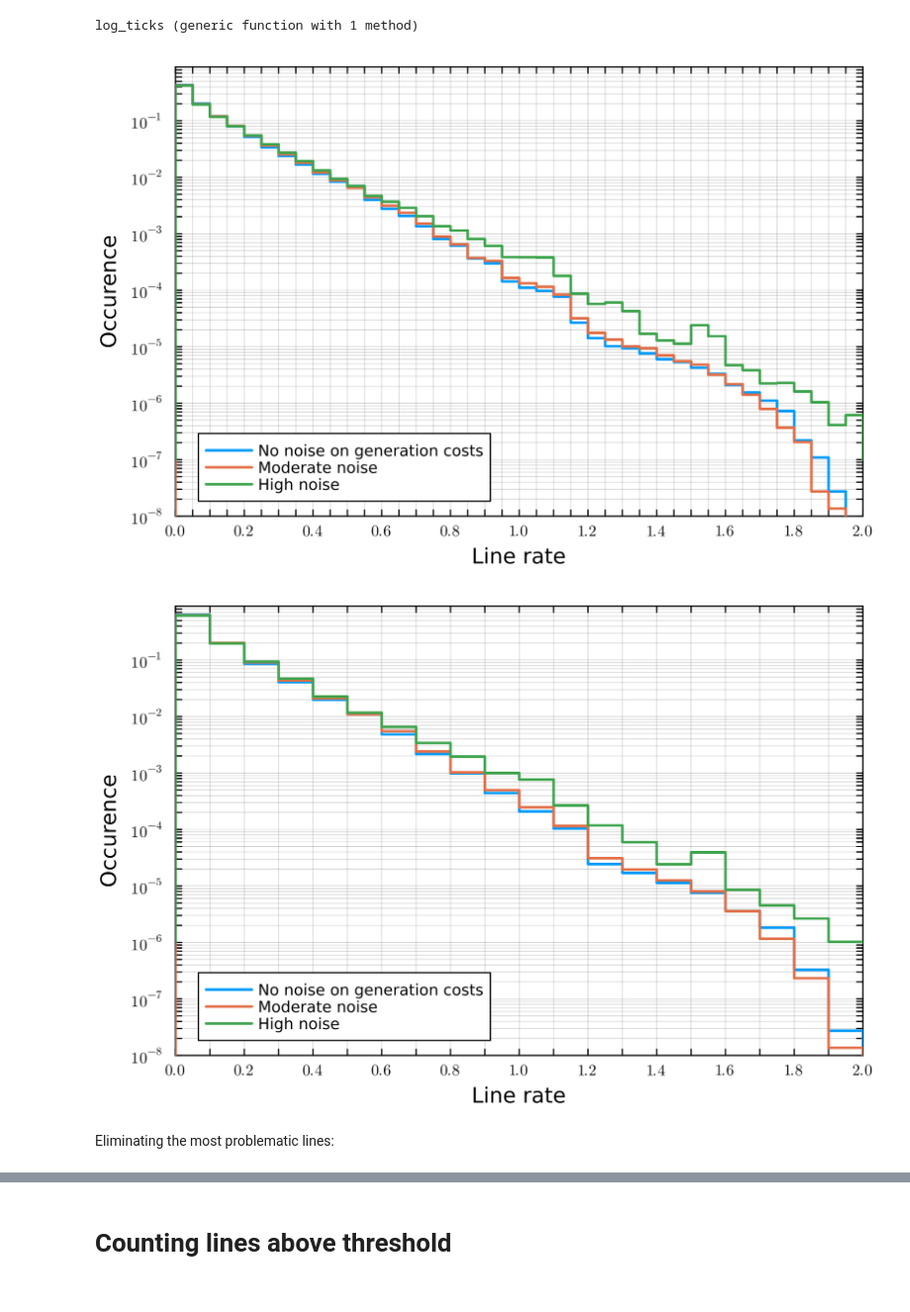
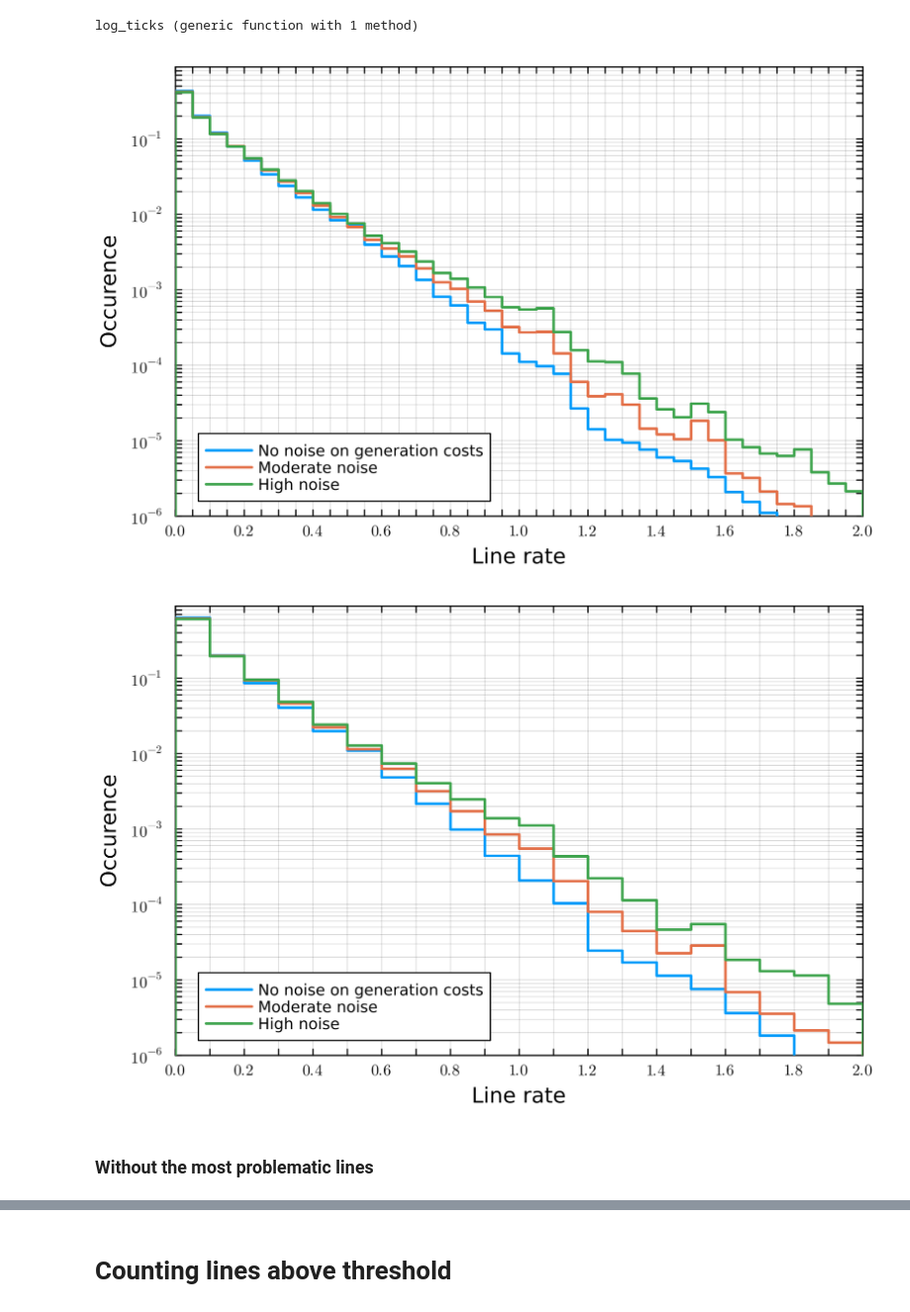
Before and after one commit to GeeeHesso/PowerData, a Jupyter notebook: run/TOPF_noise_comparison.ipynb, the cells around one changed output, grey strips where cells are left out. Shown at 99% size. Saved outputs shown, nothing was run; the diff lists cells and outputs as text; code cells hidden in the pictures.

```diff
--- a/run/TOPF_noise_comparison.ipynb
+++ b/run/TOPF_noise_comparison.ipynb
@@ -23,8 +35,8 @@ noise_factors = collect(keys(sort(OrderedDict(noise_factors .=> parse.(Float64,
 # %%
 selected_noise_factors = OrderedDict(
     "0"   => "No noise on generation costs",
-    "10"  => "Moderate noise",
-    "100" => "High noise"
+    "50"  => "Moderate noise",
+    "1000" => "High noise"
 )
 issubset(keys(selected_noise_factors), noise_factors)
 # %% [output]
@@ -45,27 +57,28 @@ log_ticks (generic function with 1 method)
 # %%
 plot(framestyle = :box, dpi=300, legend=:bottomleft, xlabel="Line rate", ylabel="Occurence",
     xlims=(0,2), x_ticks = ([x/20 for x = 0:40], [(x % 4 == 0) ? latexstring(x / 20) : "" for x = 0:40]),
-    ylims=(1e-8, 0.9), y_ticks = log_ticks(-8, -1))
+    ylims=(1e-6, 0.9), y_ticks = log_ticks(-6, -1))
 for (noise, label) in selected_noise_factors
     stephist!(reshape(data[noise], (length(data[noise]))), label = label, normalize=:probability,
         bins=range(0, 2, length=41), linewidth=2, yscale=:log10)
 end
 plot!()
 # %% [output]
-[figure, old version]
+[figure, new version]
 # %%
 plot(framestyle = :box, dpi=300, legend=:bottomleft, xlabel="Line rate", ylabel="Occurence",
     xlims=(0,2), x_ticks = ([x/10 for x = 0:20], [(x % 2 == 0) ? latexstring(x / 10) : "" for x = 0:20]),
-    ylims=(1e-8, 0.9), y_ticks = log_ticks(-8, -1))
+    ylims=(1e-6, 0.9), y_ticks = log_ticks(-6, -1))
 for (noise, label) in selected_noise_factors
     stephist!(reshape(data[noise], (length(data[noise]))), label = label, normalize=:probability,
         bins=range(0, 2, length=21), linewidth=2, yscale=:log10)
 end
+savefig("figures/line_rate_distribution.pdf")
 plot!()
 # %% [output]
-[figure, old version]
+[figure, new version]
 # %% [markdown]
-Eliminating the most problematic lines:
+### Without the most problematic lines
 # %%
 problematic_lines = [3227, 3310, 5585, 6132]
 
```
Also changed, not shown: parts of 9 cells of this notebook, 3 other files.
